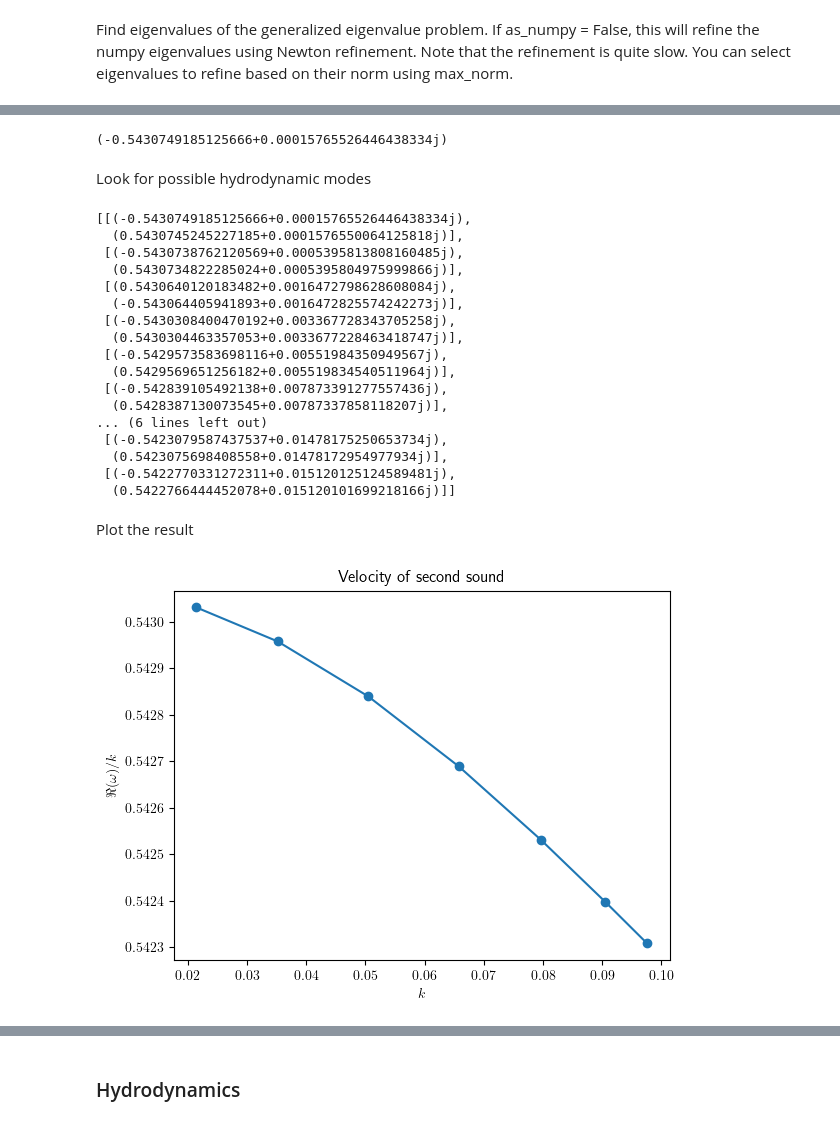
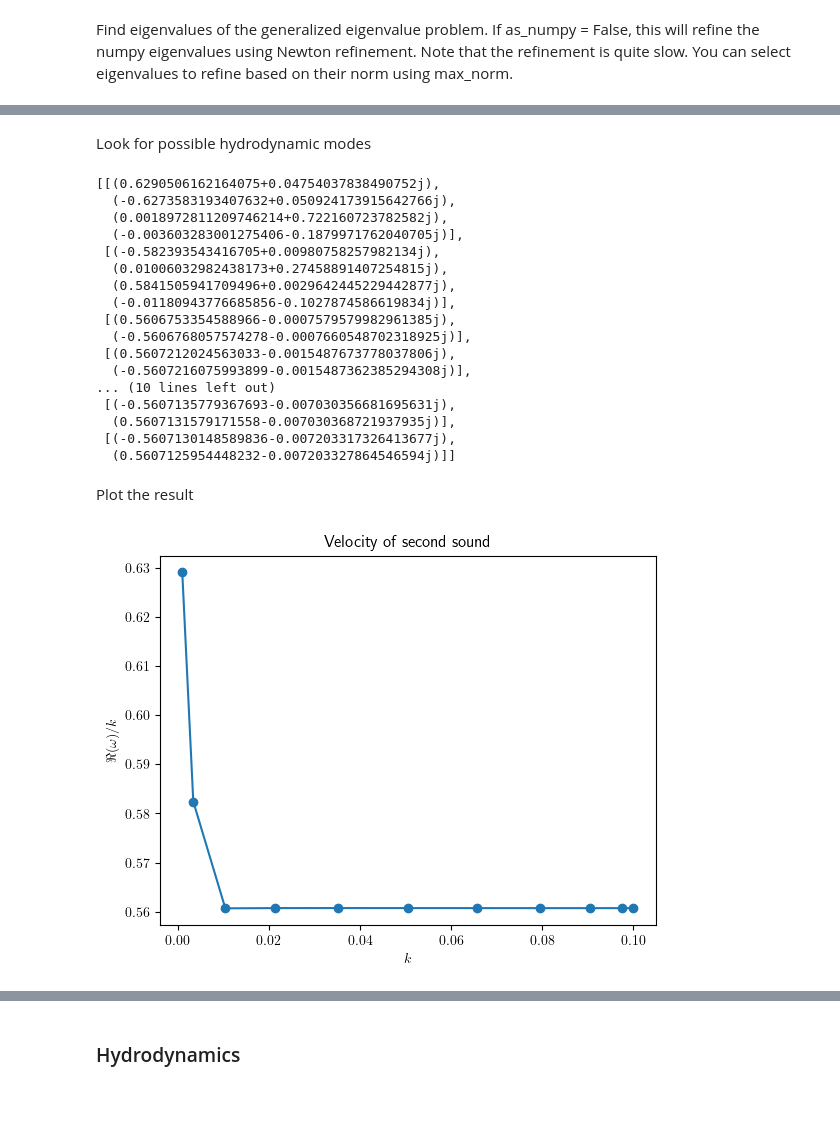
Before and after one commit to emeffordphysics/ProbeHolographicSuperconductor, a Jupyter notebook: Python/ProbeHolographicSuperconductor.ipynb, the cells around one changed output, grey strips where cells are left out. Drawn from its saved outputs; the diff is of its cells as text; code cells hidden in the pictures.

Commit message:
Updated number of points in demonstration

```diff
--- a/Python/ProbeHolographicSuperconductor.ipynb
+++ b/Python/ProbeHolographicSuperconductor.ipynb
@@ -272,7 +272,7 @@ ERROR_MAX = N(10**6, MIN_PRECISION)
 Set up pseudospectral grid
 # %%
 # Spatial grid
-NumPoints = 2
+NumPoints = 20
 r_min, r_max = 0, 1
 spatial_grid = Grid(NumPoints, r_min, r_max, MIN_PRECISION)
 r_vec = spatial_grid.get_grid()
@@ -455,7 +450,3 @@ eigs_tab[0][0][0]
-# %%
-np.complex128(eigs_tab[0][0][0][0])
-# %% [output]
-(-0.5430749185125666+0.00015765526446438334j)
 # %% [markdown]
 Look for possible hydrodynamic modes
 # %%
@@ -472,33 +463,33 @@ for l in range(Num_mu):
 # %%
 possible_modes[0][0]
 # %% [output]
-[[(-0.5430749185125666+0.00015765526446438334j),
-  (0.5430745245227185+0.0001576550064125818j)],
- [(-0.5430738762120569+0.0005395813808160485j),
-  (0.5430734822285024+0.0005395804975999866j)],
- [(0.5430640120183482+0.0016472798628608084j),
-  (-0.543064405941893+0.0016472825574242273j)],
- [(-0.5430308400470192+0.003367728343705258j),
-  (0.5430304463357053+0.0033677228463418747j)],
- [(-0.5429573583698116+0.00551984350949567j),
-  (0.5429569651256182+0.005519834540511964j)],
- [(-0.542839105492138+0.007873391277557436j),
-  (0.5428387130073545+0.00787337858118207j)],
-... (6 lines left out)
- [(-0.5423079587437537+0.01478175250653734j),
-  (0.5423075698408558+0.01478172954977934j)],
- [(-0.5422770331272311+0.015120125124589481j),
-  (0.5422766444452078+0.015120101699218166j)]]
+[[(0.6290506162164075+0.04754037838490752j),
+  (-0.6273583193407632+0.050924173915642766j),
+  (0.0018972811209746214+0.722160723782582j),
+  (-0.003603283001275406-0.1879971762040705j)],
+ [(-0.582393543416705+0.00980758257982134j),
+  (0.01006032982438173+0.27458891407254815j),
+  (0.5841505941709496+0.0029642445229442877j),
+  (-0.01180943776685856-0.1027874586619834j)],
+ [(0.5606753354588966-0.0007579579982961385j),
+  (-0.5606768057574278-0.0007660548702318925j)],
+ [(0.5607212024563033-0.0015487673778037806j),
+  (-0.5607216075993899-0.0015487362385294308j)],
+... (10 lines left out)
+ [(-0.5607135779367693-0.007030356681695631j),
+  (0.5607131579171558-0.007030368721937935j)],
+ [(-0.5607130148589836-0.007203317326413677j),
+  (0.5607125954448232-0.007203327864546594j)]]
 # %% [markdown]
 Plot the result
 # %%
-plt.plot(k_tab[3:-1],[np.abs(possible_modes[0][0][k][0].real) for k in range(3,Nk)], '-o')
+plt.plot(k_tab,[np.abs(possible_modes[0][0][k][0].real) for k in range(Nk+1)], '-o')
 plt.xlabel(r'$k$')
 plt.ylabel(r'$\Re(\omega)/k$')
 plt.title("Velocity of second sound")
 plt.show()
 # %% [output]
-[figure, old version]
+[figure, new version]
 # %%
 plt.plot(k_tab[3:-1],[np.abs(possible_modes[0][0][k][0].imag)/k_tab[k] for k in range(3,Nk)], '-o')
 plt.xlabel(r'$k$')
```
Also changed, not shown: parts of 8 cells of this notebook.
